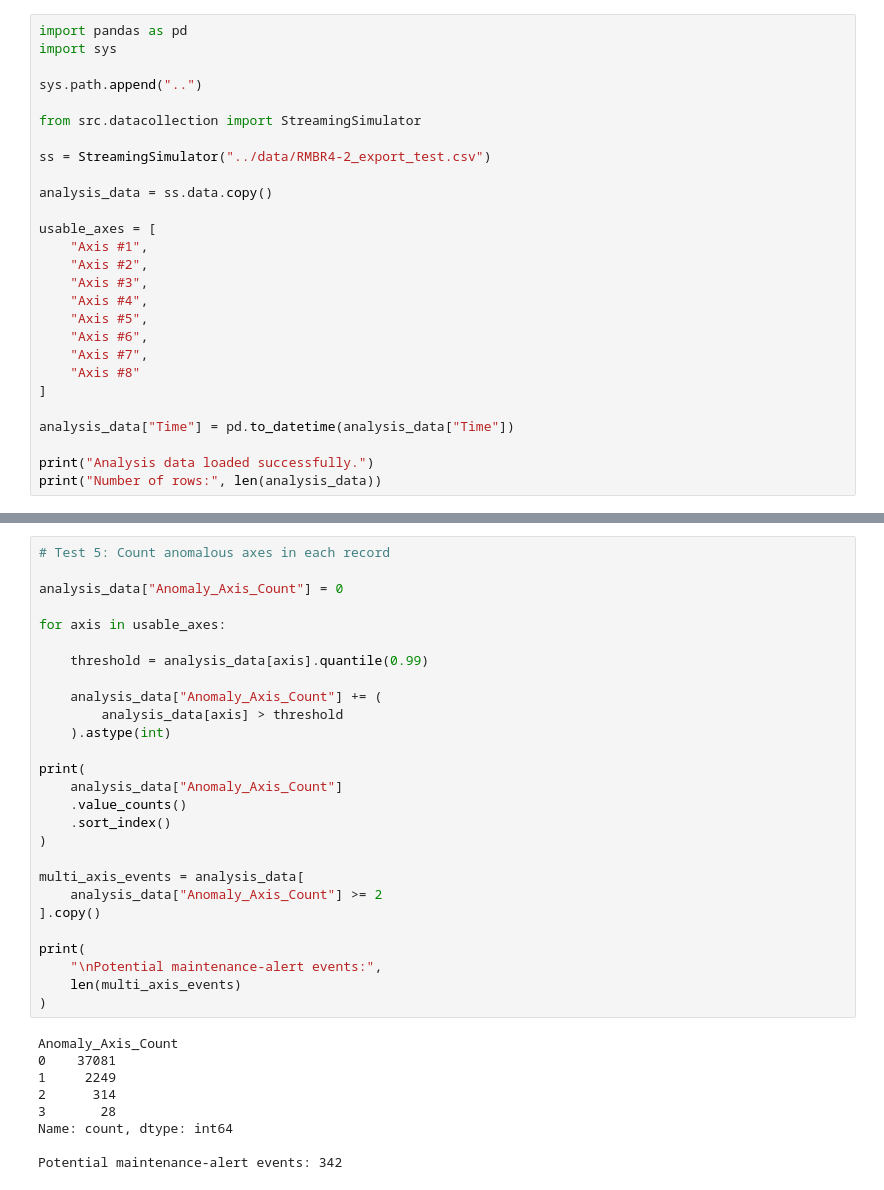
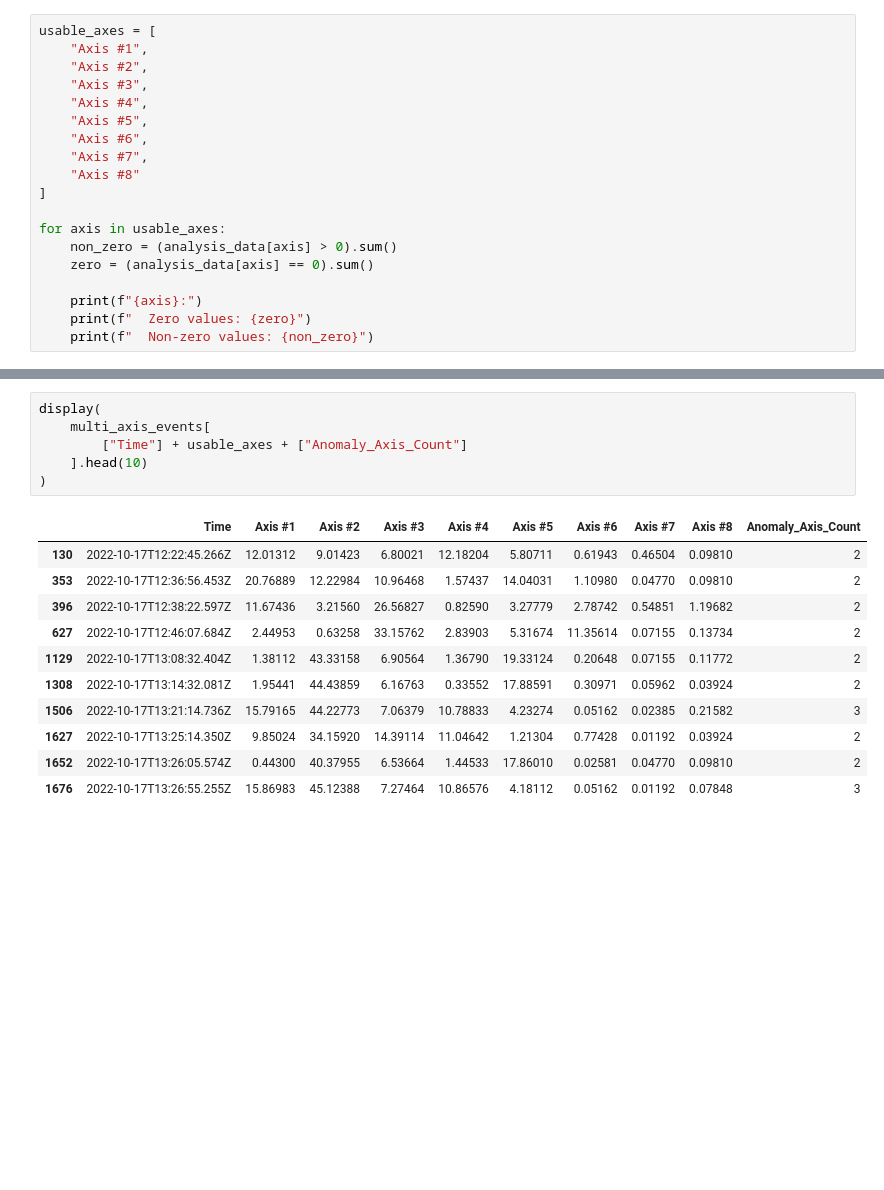
Before and after one commit to PreethiVNair/DataStreamVisualization_Workshop, a Jupyter notebook: src/anomalies/anomaliyReport.ipynb, the cells around one changed output, grey strips where cells are left out. Cells and saved outputs as stored; diff of their text form; blank space fills up the shorter version.

```diff
--- a/src/anomalies/anomaliyReport.ipynb
+++ b/src/anomalies/anomaliyReport.ipynb
@@ -61,15 +71,4 @@ Instead, we first understand how frequently zero and non-zero measurements occur
 # %%
-import pandas as pd
-import sys
-
-sys.path.append("..")
-
-from src.datacollection import StreamingSimulator
-
-ss = StreamingSimulator("../data/RMBR4-2_export_test.csv")
-
-analysis_data = ss.data.copy()
-
 usable_axes = [
     "Axis #1",
     "Axis #2",
@@ -81,8 +80,11 @@ usable_axes = [
     "Axis #8"
 ]
 
-analysis_data["Time"] = pd.to_datetime(analysis_data["Time"])
+for axis in usable_axes:
+    non_zero = (analysis_data[axis] > 0).sum()
+    zero = (analysis_data[axis] == 0).sum()
 
-print("Analysis data loaded successfully.")
-print("Number of rows:", len(analysis_data))
+    print(f"{axis}:")
+    print(f"  Zero values: {zero}")
+    print(f"  Non-zero values: {non_zero}")
 # %% [output]
@@ -207,36 +257,18 @@ Most records (**37,081**) did not contain an anomalous axis, indicating that the
 # %%
-# Test 5: Count anomalous axes in each record
-
-analysis_data["Anomaly_Axis_Count"] = 0
-
-for axis in usable_axes:
-
-    threshold = analysis_data[axis].quantile(0.99)
-
-    analysis_data["Anomaly_Axis_Count"] += (
-        analysis_data[axis] > threshold
-    ).astype(int)
-
-print(
-    analysis_data["Anomaly_Axis_Count"]
-    .value_counts()
-    .sort_index()
+display(
+    multi_axis_events[
+        ["Time"] + usable_axes + ["Anomaly_Axis_Count"]
+    ].head(10)
 )
-
-multi_axis_events = analysis_data[
-    analysis_data["Anomaly_Axis_Count"] >= 2
-].copy()
-
-print(
-    "\nPotential maintenance-alert events:",
-    len(multi_axis_events)
-)
 # %% [output]
-Anomaly_Axis_Count
-0    37081
-1     2249
-2      314
-3       28
-Name: count, dtype: int64
-
-Potential maintenance-alert events: 342
+|  | Time | Axis #1 | Axis #2 | Axis #3 | Axis #4 | Axis #5 | Axis #6 | Axis #7 | Axis #8 | Anomaly_Axis_Count |
+| 130 | 2022-10-17T12:22:45.266Z | 12.01312 | 9.01423 | 6.80021 | 12.18204 | 5.80711 | 0.61943 | 0.46504 | 0.09810 | 2 |
+| 353 | 2022-10-17T12:36:56.453Z | 20.76889 | 12.22984 | 10.96468 | 1.57437 | 14.04031 | 1.10980 | 0.04770 | 0.09810 | 2 |
+| 396 | 2022-10-17T12:38:22.597Z | 11.67436 | 3.21560 | 26.56827 | 0.82590 | 3.27779 | 2.78742 | 0.54851 | 1.19682 | 2 |
+| 627 | 2022-10-17T12:46:07.684Z | 2.44953 | 0.63258 | 33.15762 | 2.83903 | 5.31674 | 11.35614 | 0.07155 | 0.13734 | 2 |
+| 1129 | 2022-10-17T13:08:32.404Z | 1.38112 | 43.33158 | 6.90564 | 1.36790 | 19.33124 | 0.20648 | 0.07155 | 0.11772 | 2 |
+| 1308 | 2022-10-17T13:14:32.081Z | 1.95441 | 44.43859 | 6.16763 | 0.33552 | 17.88591 | 0.30971 | 0.05962 | 0.03924 | 2 |
+| 1506 | 2022-10-17T13:21:14.736Z | 15.79165 | 44.22773 | 7.06379 | 10.78833 | 4.23274 | 0.05162 | 0.02385 | 0.21582 | 3 |
+| 1627 | 2022-10-17T13:25:14.350Z | 9.85024 | 34.15920 | 14.39114 | 11.04642 | 1.21304 | 0.77428 | 0.01192 | 0.03924 | 2 |
+| 1652 | 2022-10-17T13:26:05.574Z | 0.44300 | 40.37955 | 6.53664 | 1.44533 | 17.86010 | 0.02581 | 0.04770 | 0.09810 | 2 |
+| 1676 | 2022-10-17T13:26:55.255Z | 15.86983 | 45.12388 | 7.27464 | 10.86576 | 4.18112 | 0.05162 | 0.01192 | 0.07848 | 3 |
```
Also changed, not shown: parts of 19 cells of this notebook, 3 other files.
